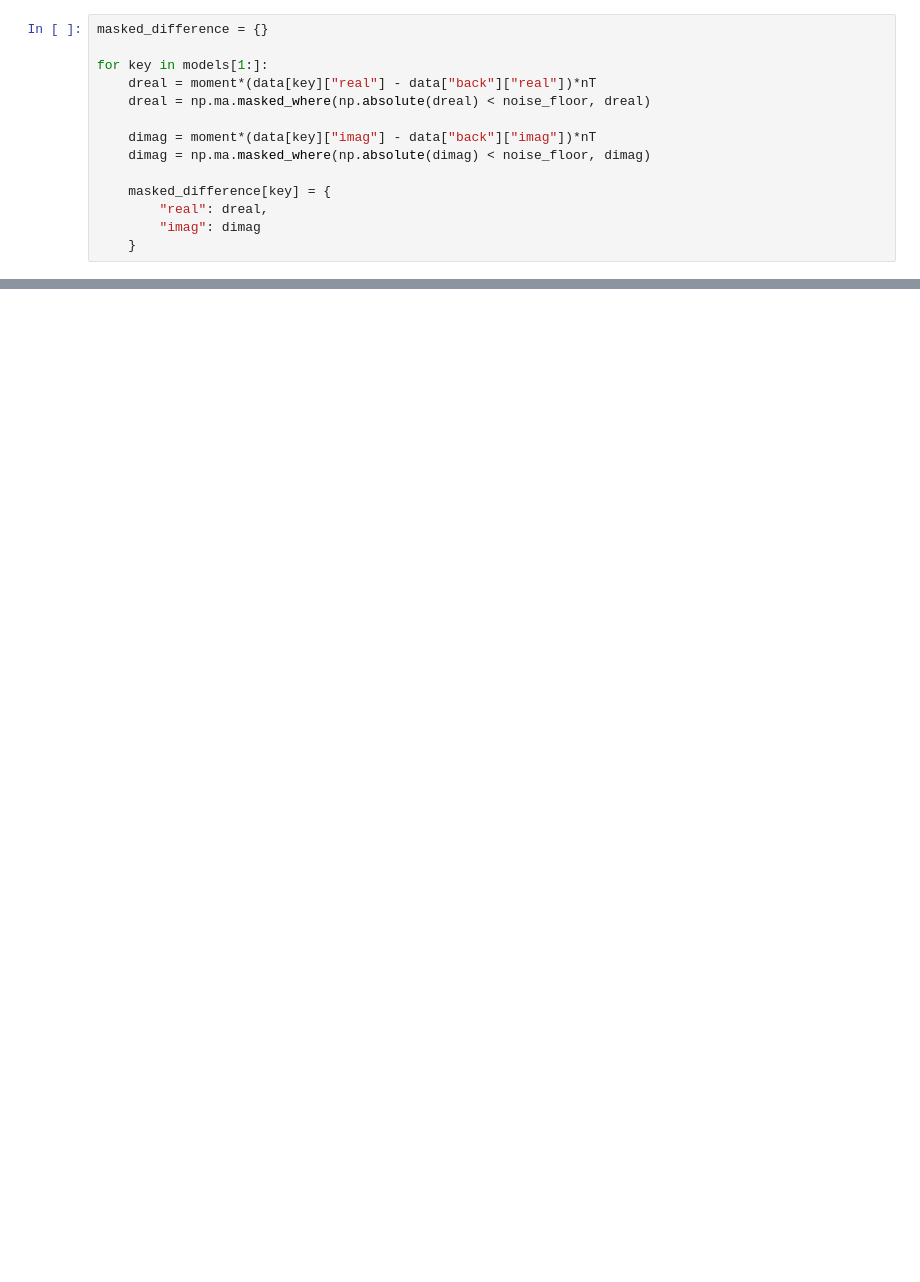
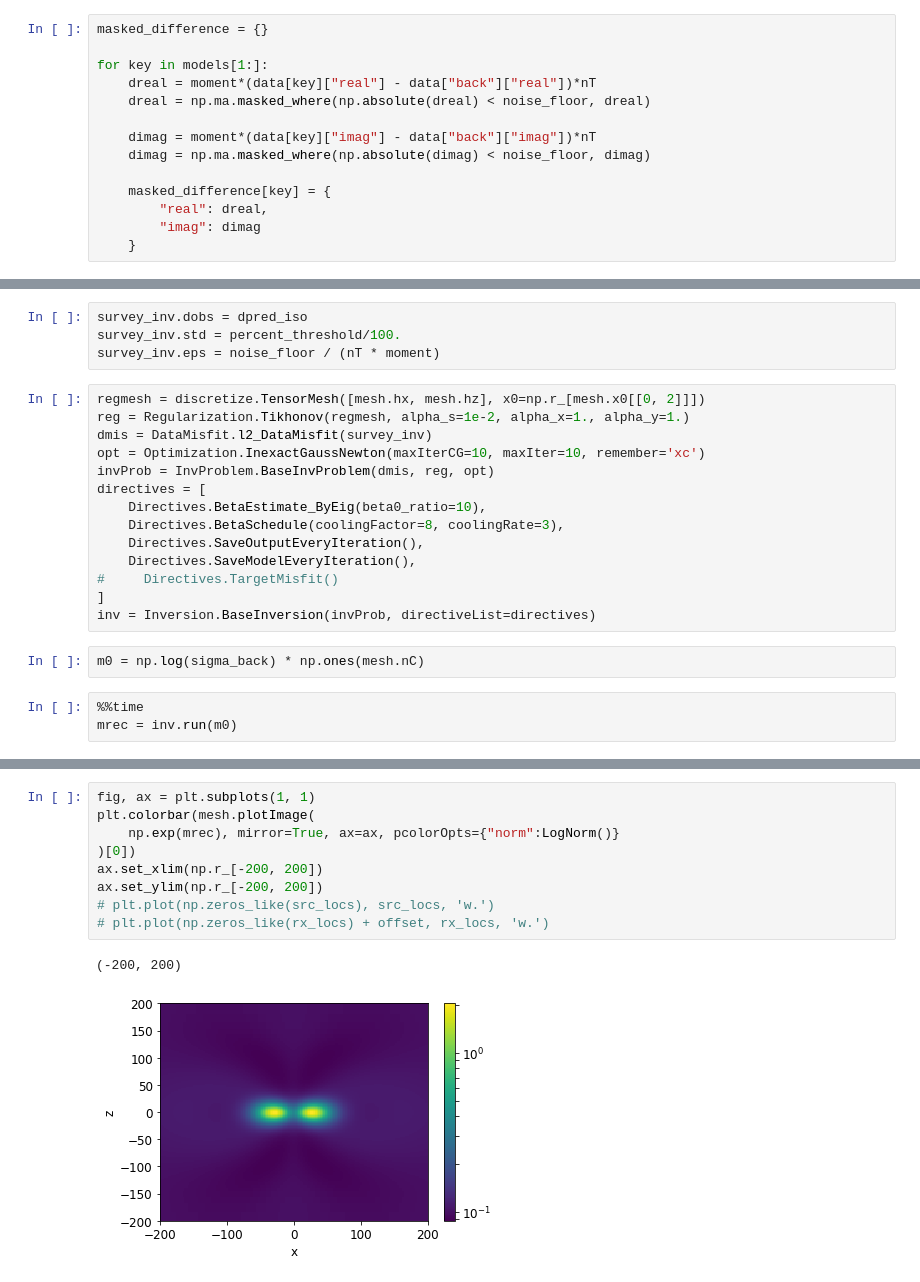
Before and after one commit to simpeg-research/heagy-2018-fracture-physprops, a Jupyter notebook: notebooks/3_crosswell_survey.ipynb, the cells around one changed output, grey strips where cells are left out. Drawn from its saved outputs; the diff is of its cells as text; blank space fills up the shorter version.

```diff
--- a/notebooks/3_crosswell_survey.ipynb
+++ b/notebooks/3_crosswell_survey.ipynb
@@ -360,0 +374,23 @@ fig.savefig("../figures/crosswell_data{}".format(frequencies[0]), bbox_inches="t
+# %%
+survey_inv.dobs = dpred_iso
+survey_inv.std = percent_threshold/100.
+survey_inv.eps = noise_floor / (nT * moment)
+# %%
+regmesh = discretize.TensorMesh([mesh.hx, mesh.hz], x0=np.r_[mesh.x0[[0, 2]]])
+reg = Regularization.Tikhonov(regmesh, alpha_s=1e-2, alpha_x=1., alpha_y=1.)
+dmis = DataMisfit.l2_DataMisfit(survey_inv)
+opt = Optimization.InexactGaussNewton(maxIterCG=10, maxIter=10, remember='xc')
+invProb = InvProblem.BaseInvProblem(dmis, reg, opt)
+directives = [
+    Directives.BetaEstimate_ByEig(beta0_ratio=10),
+    Directives.BetaSchedule(coolingFactor=8, coolingRate=3),
+    Directives.SaveOutputEveryIteration(),
+    Directives.SaveModelEveryIteration(),
+#     Directives.TargetMisfit()
+]
+inv = Inversion.BaseInversion(invProb, directiveList=directives)
+# %%
+m0 = np.log(sigma_back) * np.ones(mesh.nC)
+# %%
+%%time
+mrec = inv.run(m0)
@@ -360,0 +412,12 @@ fig.savefig("../figures/crosswell_data{}".format(frequencies[0]), bbox_inches="t
+# %%
+fig, ax = plt.subplots(1, 1)
+plt.colorbar(mesh.plotImage(
+    np.exp(mrec), mirror=True, ax=ax, pcolorOpts={"norm":LogNorm()}
+)[0])
+ax.set_xlim(np.r_[-200, 200])
+ax.set_ylim(np.r_[-200, 200])
+# plt.plot(np.zeros_like(src_locs), src_locs, 'w.')
+# plt.plot(np.zeros_like(rx_locs) + offset, rx_locs, 'w.')
+# %% [output]
+(-200, 200)
+[figure, added]
```
Also changed, not shown: parts of 21 cells of this notebook, 17 other files.
